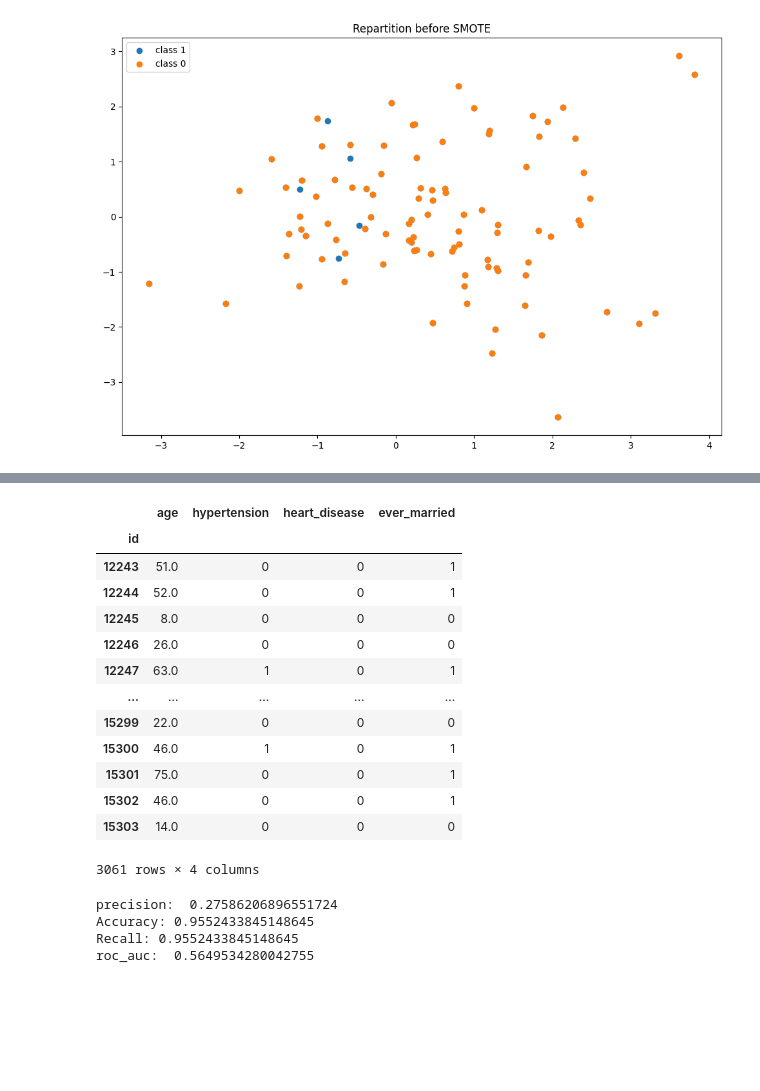
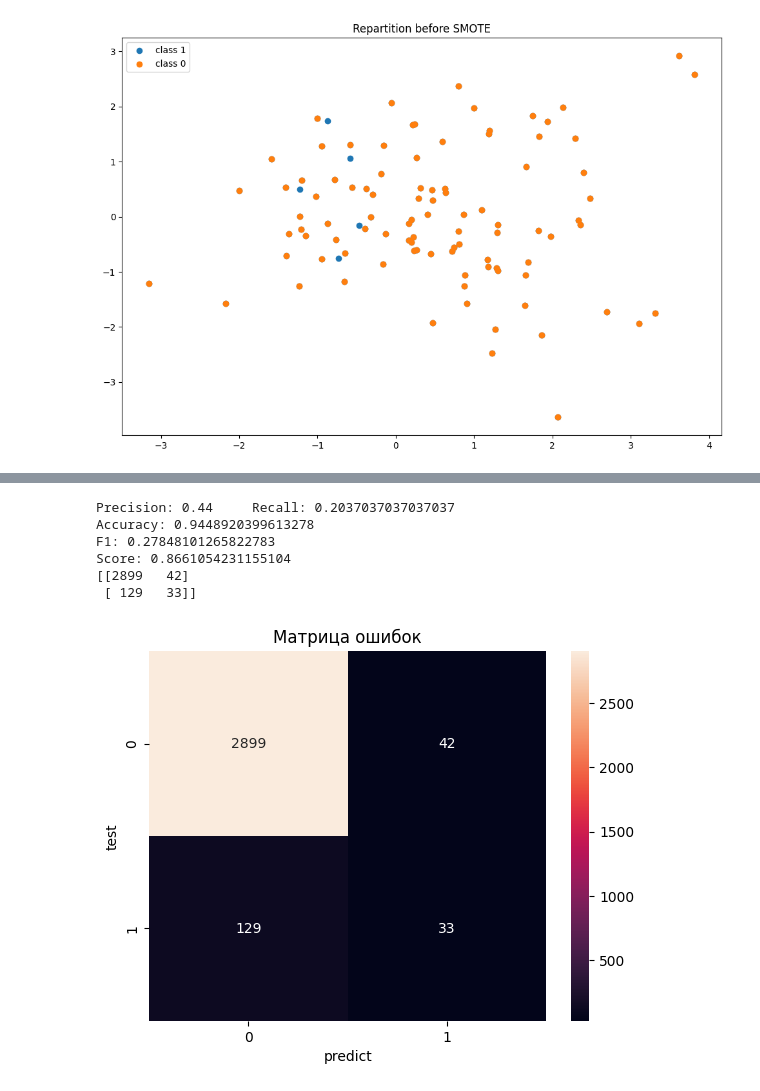
Before and after one commit to IlyaIIS/python-ML-stroke-prediction, a Jupyter notebook: MLProject.ipynb, the cells around one changed output, grey strips where cells are left out. Drawn from its saved outputs; the diff is of its cells as text; code cells hidden in the pictures; blank space fills up the shorter version.

```diff
--- a/MLProject.ipynb
+++ b/MLProject.ipynb
@@ -136,11 +214,13 @@ train_df_clean = train_df_clean.filter(features.index)
 # %%
 # избавление от выбросов
-from sklearn.cluster import DBSCAN
-dbscan = DBSCAN(eps=2.7, min_samples=3)
-labels = dbscan.fit_predict(train_df_clean)
-filtered_data = train_df_clean[labels != -1]
-print(len(train_df_clean))
-print(len(filtered_data))
-train_df_clean_outlierless = filtered_data
-train_df_clean_outlierless
+# from sklearn.cluster import DBSCAN
+# dbscan = DBSCAN(eps=1, min_samples=50)
+# labels = dbscan.fit_predict(train_df_clean)
+# filtered_data = train_df_clean[labels != -1]
+# print(len(train_df_clean))
+# print(len(filtered_data))
+# train_df_clean_outlierless = filtered_data
+# train_df_clean_outlierless
+train_df_clean_outlierless = train_df_clean
+train_df_clean
 # %% [output]
@@ -193,7 +291,7 @@ x_train
 import numpy as np
 
 # субдескретизация уменьшением элементов до k где stroke = 0
-k = 1
+k = 0.7
 random_state = 42
 zero_idx = np.array(y_train[y_train == 0].index)
 subset_idx = np.random.RandomState(random_state).choice(zero_idx, size=int(k*len(zero_idx)), replace=False)
@@ -338,51 +462,34 @@ roc_auc:  0.5986684990074821
-# %%
-x_test
-# %% [output]
-|  | age | hypertension | heart_disease | ever_married |
-| id |  |  |  |  |
-| 12243 | 51.0 | 0 | 0 | 1 |
-| 12244 | 52.0 | 0 | 0 | 1 |
-| 12245 | 8.0 | 0 | 0 | 0 |
-| 12246 | 26.0 | 0 | 0 | 0 |
-| 12247 | 63.0 | 1 | 0 | 1 |
-| ... | ... | ... | ... | ... |
-| 15299 | 22.0 | 0 | 0 | 0 |
-| 15300 | 46.0 | 1 | 0 | 1 |
-| 15301 | 75.0 | 0 | 0 | 1 |
-| 15302 | 46.0 | 0 | 0 | 1 |
-| 15303 | 14.0 | 0 | 0 | 0 |
-3061 rows × 4 columns
 # %%
 from sklearn.linear_model import LogisticRegression
 
 # создаем объект модели
-lr_model = LogisticRegression()
+lr_model = LogisticRegression(solver="newton-cg")
 
 # обучаем модель на обучающей выборке
 lr_model.fit(x_train, y_train)
 
 # делаем прогнозы на тестовой выборке
 y_pred = lr_model.predict(x_test)
 
 # оцениваем точность прогнозов
-accuracy = accuracy_score(y_test, y_pred)
-precision = precision_score(y_test, y_pred)
-recall = recall_score(y_test, y_pred)
-roc_auc = roc_auc_score(y_test, y_pred)
+print_metrics(y_test, y_pred)
+print_score(lr_model, x_test)
 
-print("precision: ", precision)
-print('Accuracy:', accuracy)
-print('Recall:', accuracy)
-print('roc_auc: ', roc_auc)
-# precision:  0.5
-# Accuracy: 0.9601437438745508
-# Recall: 0.9601437438745508
-# roc_auc:  0.5501557489693083
+print_error_matrix(y_test, y_pred)
+
+# LogisticRegression precision:  0.3050847457627119
+# Accuracy: 0.9562234563868017
+# Recall: 0.16216216216216217
+# F1: 0.21176470588235297
+# roc_auc:  0.5741319285387083
 # %% [output]
-precision:  0.27586206896551724
-Accuracy: 0.9552433845148645
-Recall: 0.9552433845148645
-roc_auc:  0.5649534280042755
+Precision: 0.44     Recall: 0.2037037037037037
+Accuracy: 0.9448920399613278
+F1: 0.27848101265822783
+Score: 0.8661054231155104
+[[2899   42]
+ [ 129   33]]
+[figure, added]
 # %%
 from sklearn.tree import DecisionTreeClassifier
 
```
Also changed, not shown: parts of 38 cells of this notebook, 1 other file.
